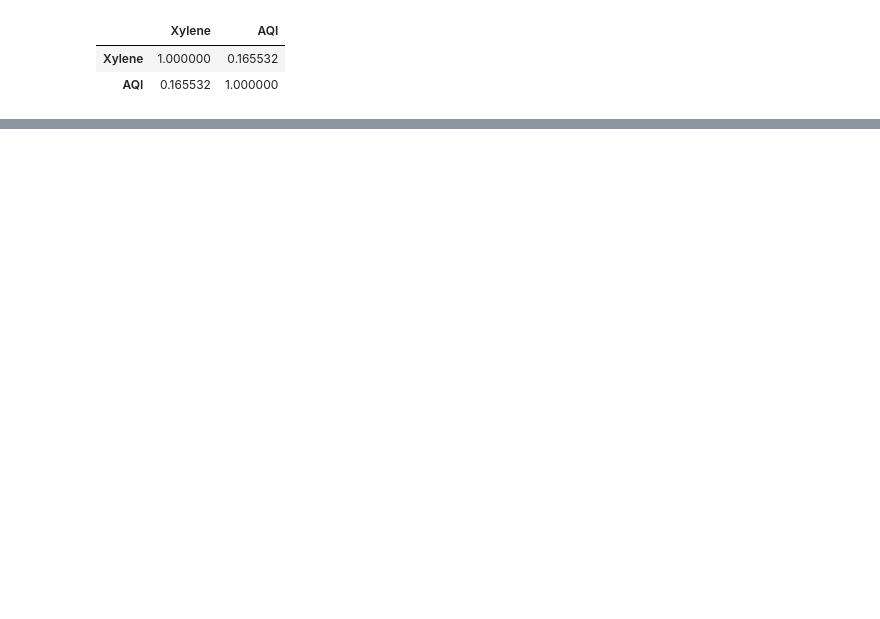
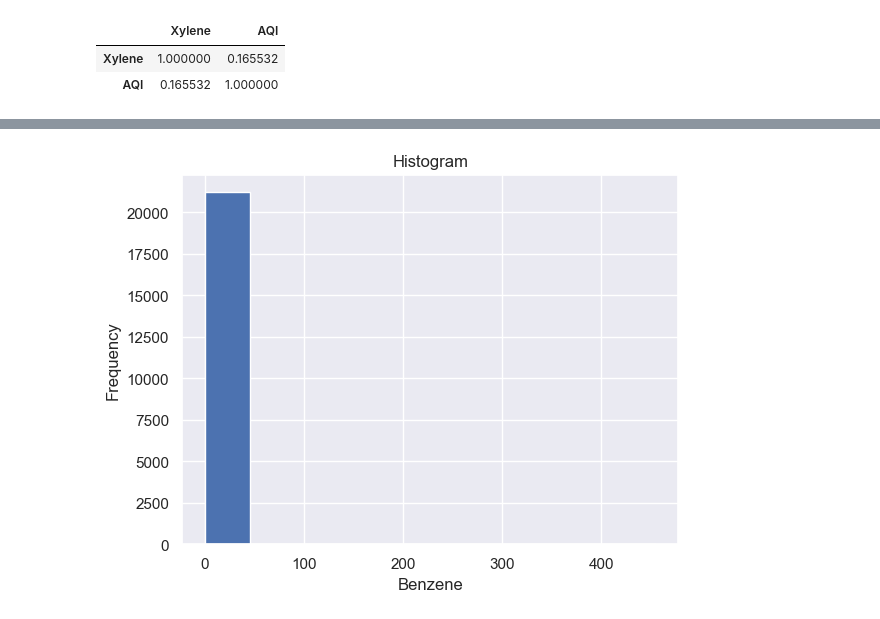
Before and after one commit to rksaini1614/AQI_Prediction_Model, a Jupyter notebook: AirQualityIndexPredictionModel.ipynb, the cells around one changed output, grey strips where cells are left out. Drawn from its saved outputs; the diff is of its cells as text; code cells hidden in the pictures; blank space fills up the shorter version.

```diff
--- a/AirQualityIndexPredictionModel.ipynb
+++ b/AirQualityIndexPredictionModel.ipynb
@@ -176,0 +203,9 @@ df.drop(columns = ["Xylene"],inplace=True)
+# %%
+
+plt.title("Histogram")
+plt.xlabel("Benzene")
+plt.ylabel("Frequency")
+plt.hist(df['Benzene'])
+plt.show()
+# %% [output]
+[figure, added]
```
Also changed, not shown: parts of 35 cells of this notebook.
